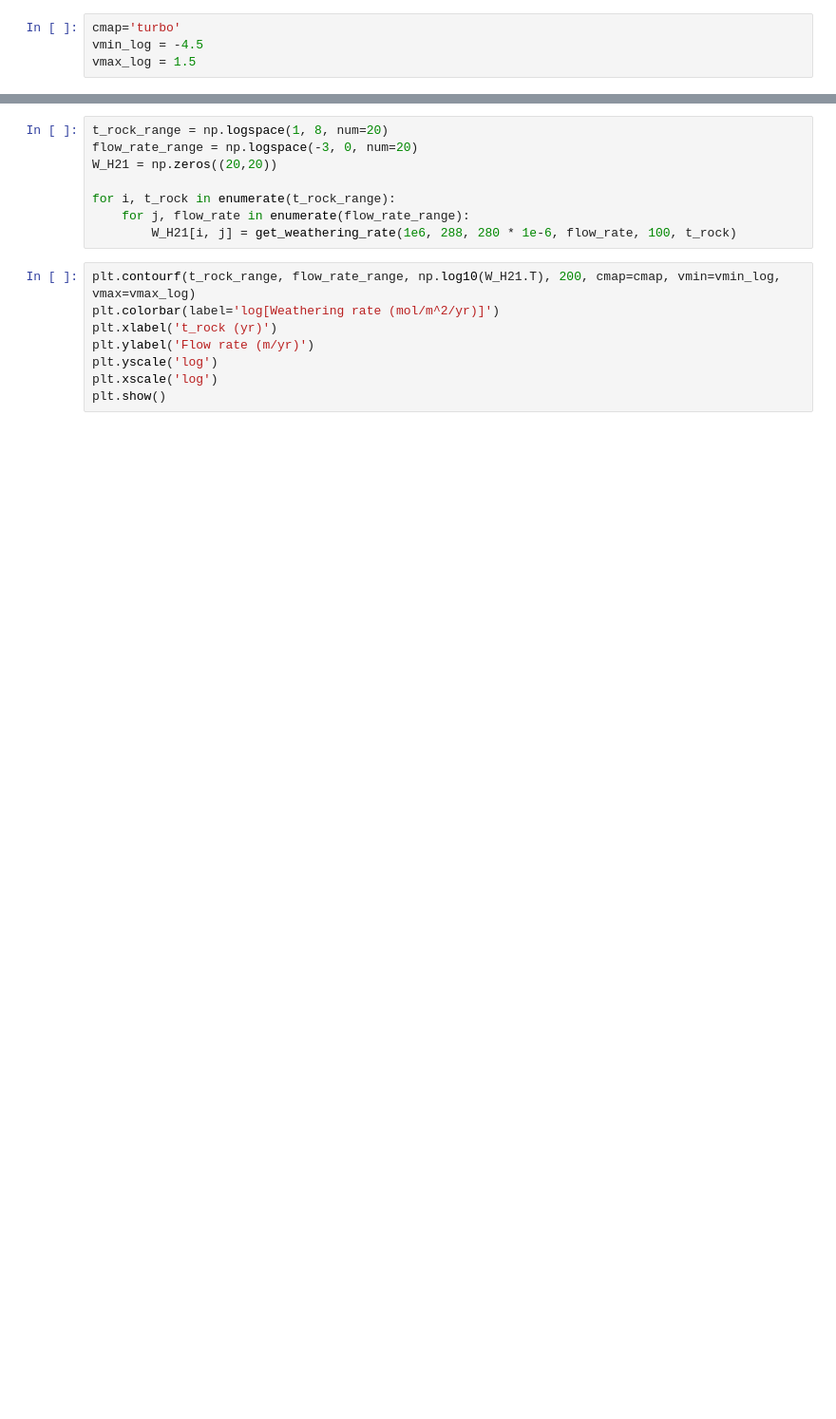
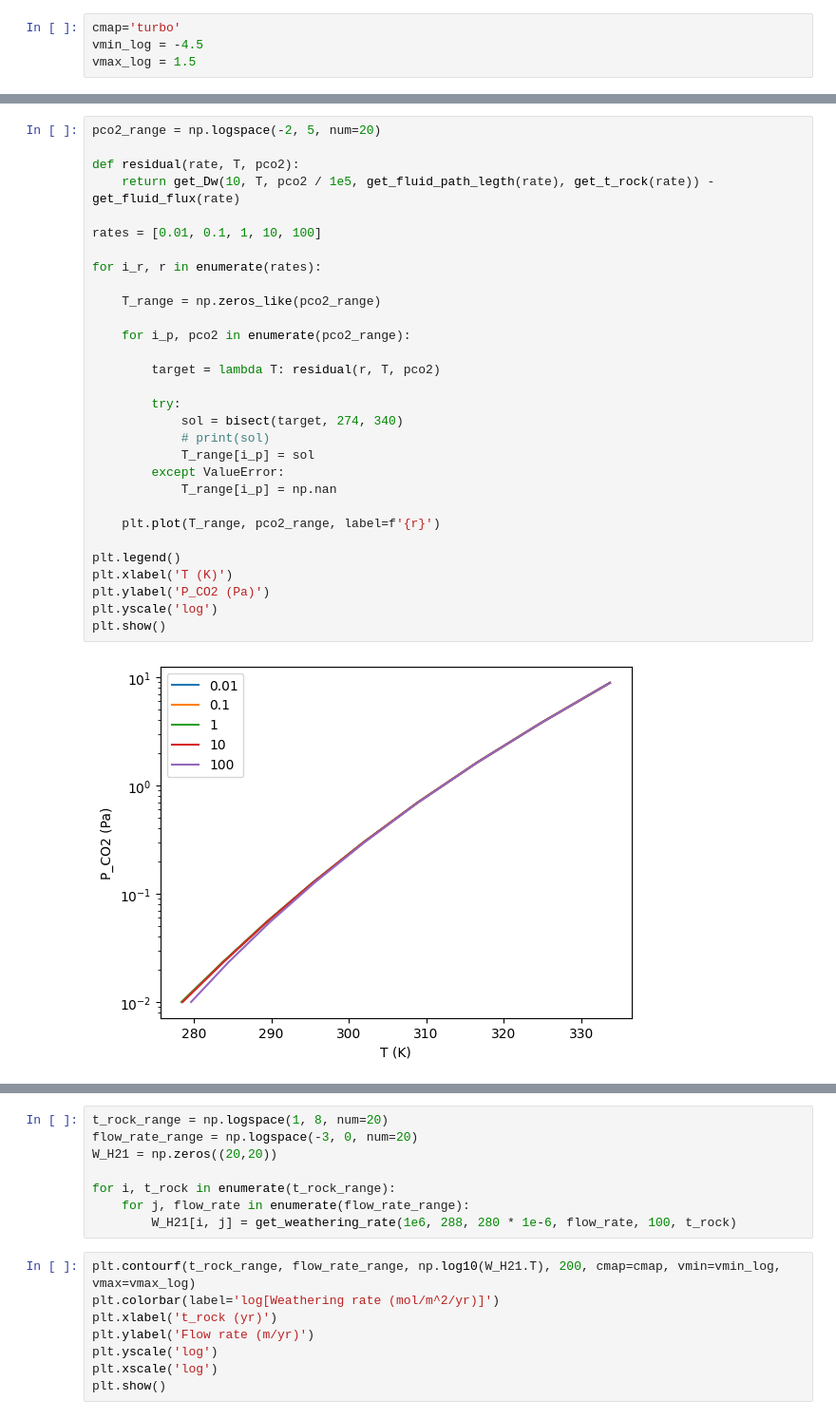
Before and after one commit to astro-pavan/kamino, a Jupyter notebook: notebooks/weathering_plots.ipynb, the cells around one changed output, grey strips where cells are left out. Shown at 95% size. Saved outputs shown, nothing was run; the diff lists cells and outputs as text; blank space fills up the shorter version.

```diff
--- a/notebooks/weathering_plots.ipynb
+++ b/notebooks/weathering_plots.ipynb
@@ -16,0 +27,32 @@ vmax_log = 1.5
+# %%
+pco2_range = np.logspace(-2, 5, num=20)
+
+def residual(rate, T, pco2):
+    return get_Dw(10, T, pco2 / 1e5, get_fluid_path_legth(rate), get_t_rock(rate)) - get_fluid_flux(rate)
+
+rates = [0.01, 0.1, 1, 10, 100]
+
+for i_r, r in enumerate(rates):
+
+    T_range = np.zeros_like(pco2_range)
+
+    for i_p, pco2 in enumerate(pco2_range):
+
+        target = lambda T: residual(r, T, pco2)
+
+        try:
+            sol = bisect(target, 274, 340)
+            # print(sol)
+            T_range[i_p] = sol
+        except ValueError:
+            T_range[i_p] = np.nan
+
+    plt.plot(T_range, pco2_range, label=f'{r}')
+
+plt.legend()
+plt.xlabel('T (K)')
+plt.ylabel('P_CO2 (Pa)')
+plt.yscale('log')
+plt.show()
+# %% [output]
+[figure, added]
```
Also changed, not shown: parts of 12 cells of this notebook, 6 other files.
